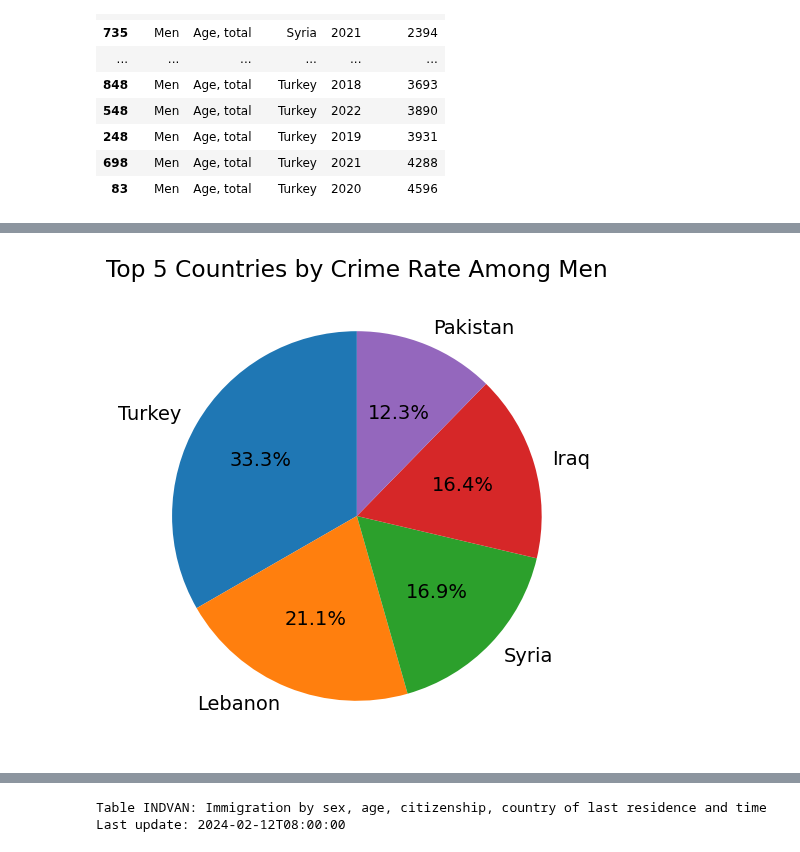
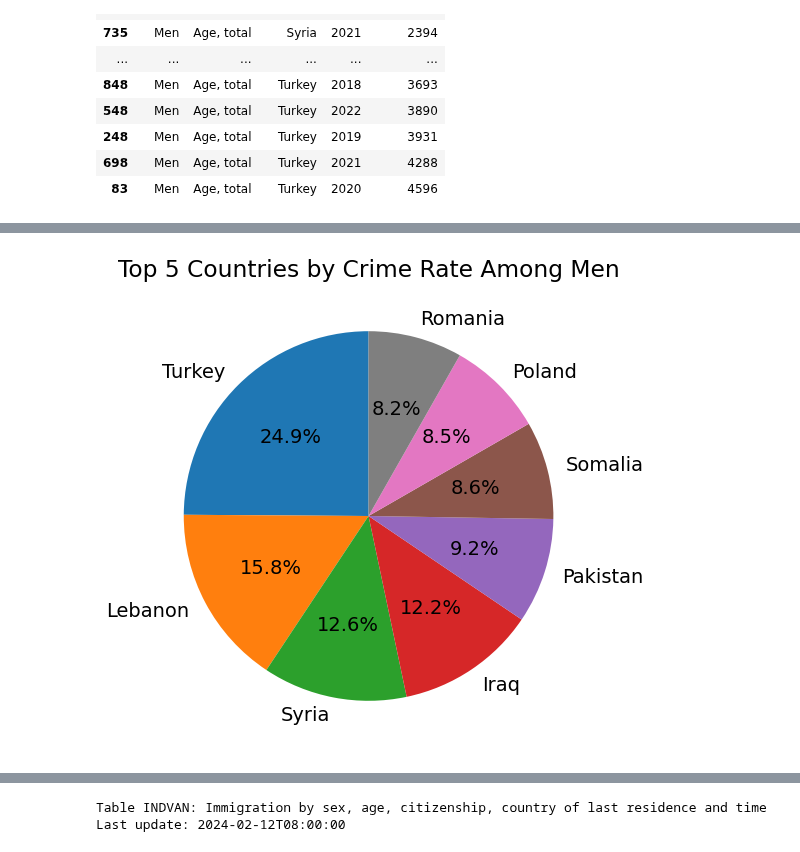
Before and after one commit to NumEconCopenhagen/projects-2024-malik-og-mads, a Jupyter notebook: dataproject/dataproject.ipynb, the cells around one changed output, grey strips where cells are left out. Cells and saved outputs as stored; diff of their text form; code cells hidden in the pictures.

```diff
--- a/dataproject/dataproject.ipynb
+++ b/dataproject/dataproject.ipynb
@@ -139,35 +136,35 @@ from IPython.display import clear_output
 import matplotlib.pyplot as plt
 
 # Your DataFrame loading and preparation code here
 
 def plot_pie_chart(gender):
     # Ensure you use the correct DataFrame name and column names
     filtered_data = inc_api[(inc_api['KOEN'] == gender) &
                             (inc_api['IELAND'] != 'Total') &
                             (inc_api['IELAND'] != 'Denmark') &
                             (inc_api['IELAND'] != 'Other countries, non-western') &
                             (inc_api['IELAND'] != 'Other countries, total') &
                             (~inc_api['TID'].isin(['2017', '2018', '2019', '2020', '2021']))]
-    top_countries = filtered_data.groupby('IELAND')['INDHOLD'].sum().nlargest(5)
+    top_countries = filtered_data.groupby('IELAND')['INDHOLD'].sum().nlargest(8)
 
     plt.figure(figsize=(10, 6))
     top_countries.plot(kind='pie', autopct='%1.1f%%', startangle=90, ylabel='',
                        title=f'Top 5 Countries by Crime Rate Among {gender}')
     plt.show()
 
 def on_gender_selected(change):
     clear_output(wait=True)
     display(gender_dropdown)  # Redisplay the dropdown to ensure it persists after clearing the output
     plot_pie_chart(change['new'])
 
 gender_dropdown = widgets.Dropdown(options=['Men', 'Women'], description='Gender:')
 gender_dropdown.observe(on_gender_selected, names='value')
 
 display(gender_dropdown)
 plot_pie_chart('Men')  # Default display
 # %% [output]
 [interactive output not drawn]
-[figure, old version]
+[figure, new version]
 # %%
 import ipywidgets as widgets
 from IPython.display import display, clear_output
```
Also changed, not shown: parts of 19 cells of this notebook.
